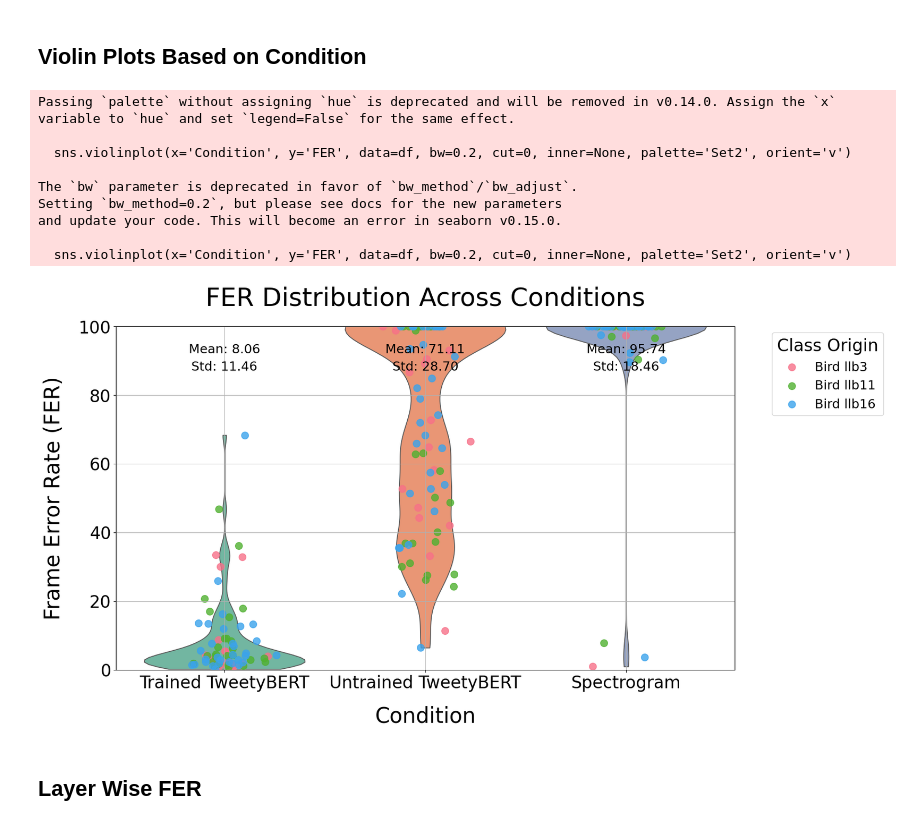
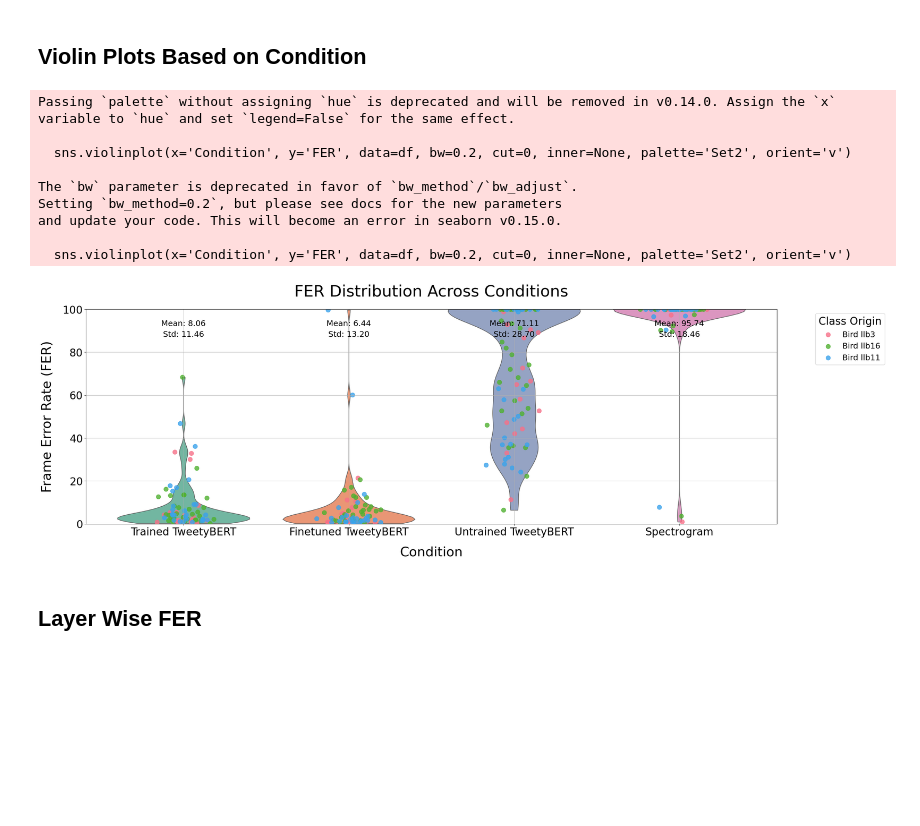
Before and after one commit to georgevenven/tweety_bert, a Jupyter notebook: figure_generation_scripts/linear_probe_analysis.ipynb, the cells around one changed output. Saved outputs shown, nothing was run; the diff lists cells and outputs as text; code cells hidden in the pictures; blank space fills up the shorter version.

```diff
--- a/figure_generation_scripts/linear_probe_analysis.ipynb
+++ b/figure_generation_scripts/linear_probe_analysis.ipynb
@@ -9,7 +9,7 @@ import seaborn as sns
 import matplotlib.pyplot as plt
 
 # Directories for the different conditions
-conditions = ['Trained TweetyBERT', 'Untrained TweetyBERT', 'Spectrogram']
+conditions = ['Trained TweetyBERT', 'Finetuned TweetyBERT',     'Untrained TweetyBERT', 'Spectrogram']
 base_path = '/home/george-vengrovski/Documents/projects/tweety_bert_paper/results'
 
 # Initialize an empty list to store data
@@ -51,7 +51,7 @@ df = df.sort_values(by=['Class'])
 plt.rcParams.update({'font.size': 24})  # Decrease overall font size
 
 # Plot the violin plot with overlaid dot plots
-plt.figure(figsize=(20, 12))
+plt.figure(figsize=(30, 12))
 
 # Violin plot with different colors for each condition
 sns.violinplot(x='Condition', y='FER', data=df, bw=0.2, cut=0, inner=None, palette='Set2', orient='v')
@@ -78,34 +78,34 @@ for i, cond in enumerate(conditions):
 
     # Annotate the plot above the violin plot but within the border
     plt.text(i, 95, f'Mean: {mean:.2f}',  # Changed label from 'Median' to 'Mean'
              ha='center', va='top', fontsize=18, color='black')  # Positioned near the top
     plt.text(i, 90, f'Std: {std_dev:.2f}',
              ha='center', va='top', fontsize=18, color='black')  # Positioned slightly lower
 
 # Set x-axis labels horizontal
 plt.xticks(ticks=np.arange(len(conditions)), labels=conditions, rotation=0, fontsize=24)
 plt.title('FER Distribution Across Conditions', fontsize=36, pad=30)
 plt.xlabel('Condition', fontsize=30, labelpad=20)
 plt.ylabel('Frame Error Rate (FER)', fontsize=30, labelpad=20)
 plt.legend(title='Class Origin', bbox_to_anchor=(1.05, 1), loc='upper left', fontsize=18, title_fontsize=24)
 plt.grid(True)
 plt.tight_layout(pad=5)
 
 # Save plot if needed
 # plt.savefig('fer_violin_plot_annotations_fixed.png', dpi=300)
 
 plt.show()
 # %% [output]
 Passing `palette` without assigning `hue` is deprecated and will be removed in v0.14.0. Assign the `x` variable to `hue` and set `legend=False` for the same effect.
 
   sns.violinplot(x='Condition', y='FER', data=df, bw=0.2, cut=0, inner=None, palette='Set2', orient='v')
 
 The `bw` parameter is deprecated in favor of `bw_method`/`bw_adjust`.
 Setting `bw_method=0.2`, but please see docs for the new parameters
 and update your code. This will become an error in seaborn v0.15.0.
 
   sns.violinplot(x='Condition', y='FER', data=df, bw=0.2, cut=0, inner=None, palette='Set2', orient='v')
-[figure, old version]
+[figure, new version]
 # %% [markdown]
 ## Layer Wise FER
 # %%
```
Also changed, not shown: 8 other files.
